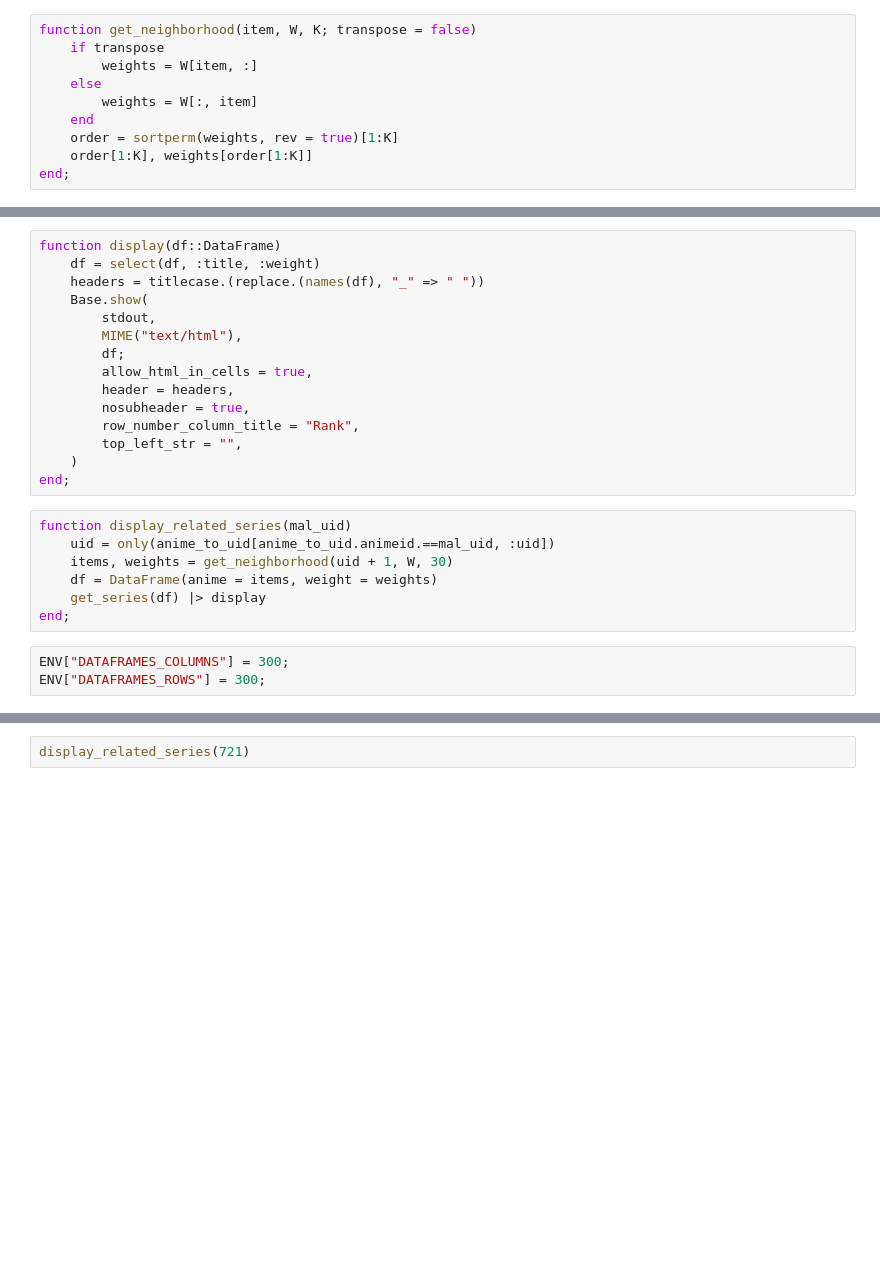
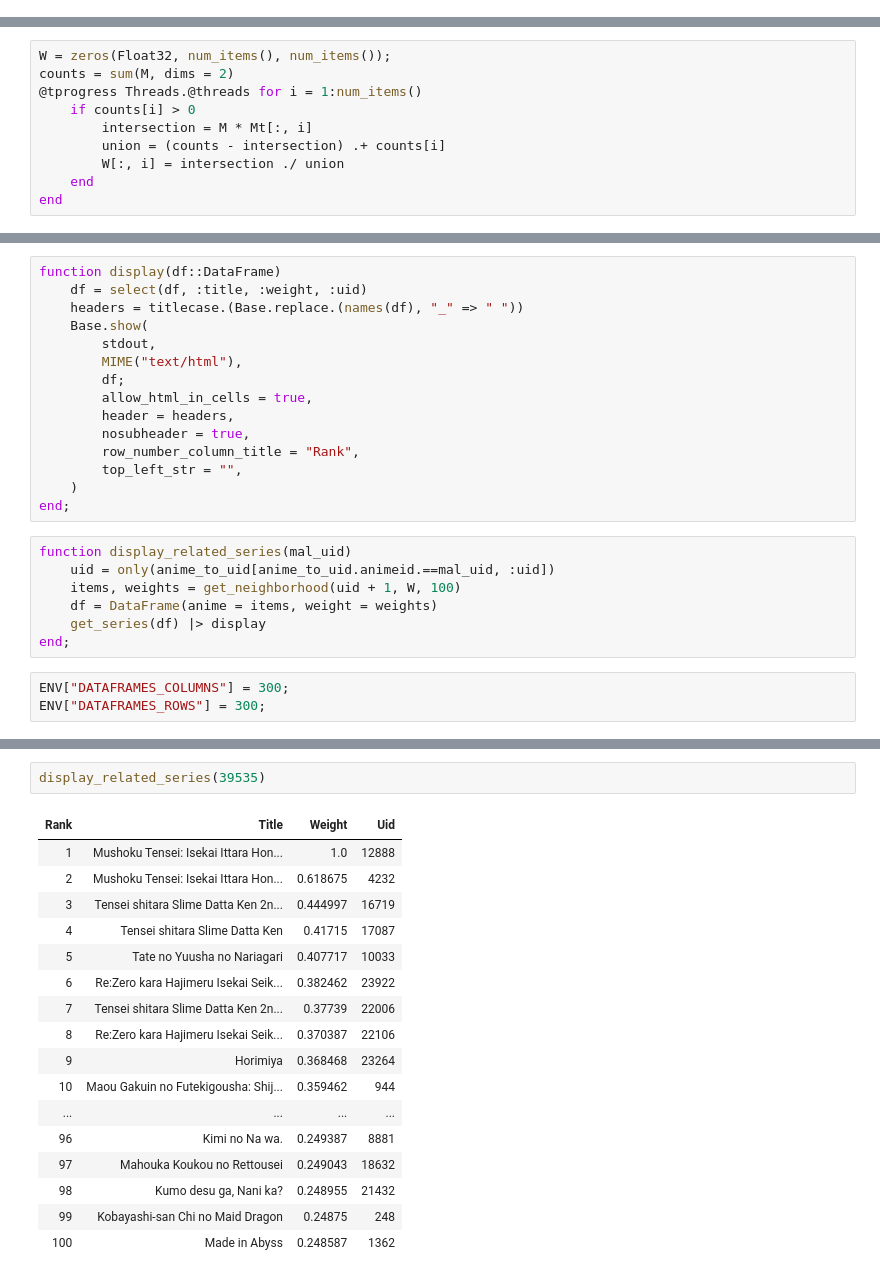
Before and after one commit to Fro116/RecommenderSystem, a Jupyter notebook: notebooks/RecEgress/ItemSimilarity.ipynb, the cells around one changed output, grey strips where cells are left out. Saved outputs shown, nothing was run; the diff lists cells and outputs as text; blank space fills up the shorter version.

```diff
--- a/notebooks/RecEgress/ItemSimilarity.ipynb
+++ b/notebooks/RecEgress/ItemSimilarity.ipynb
@@ -24,10 +17,0 @@ W = Z' * Z;
-# %%
-function get_neighborhood(item, W, K; transpose = false)
-    if transpose
-        weights = W[item, :]
-    else
-        weights = W[:, item]
-    end
-    order = sortperm(weights, rev = true)[1:K]
-    order[1:K], weights[order[1:K]]
-end;
@@ -33,0 +40,10 @@ end;
+# %%
+W = zeros(Float32, num_items(), num_items());
+counts = sum(M, dims = 2)
+@tprogress Threads.@threads for i = 1:num_items()
+    if counts[i] > 0
+        intersection = M * Mt[:, i]
+        union = (counts - intersection) .+ counts[i]
+        W[:, i] = intersection ./ union
+    end
+end
@@ -40,8 +62,8 @@ function get_series(df)
 end;
 # %%
 function display(df::DataFrame)
-    df = select(df, :title, :weight)
-    headers = titlecase.(replace.(names(df), "_" => " "))
+    df = select(df, :title, :weight, :uid)
+    headers = titlecase.(Base.replace.(names(df), "_" => " "))
     Base.show(
         stdout,
         MIME("text/html"),
@@ -56,7 +78,7 @@ end;
 # %%
 function display_related_series(mal_uid)
     uid = only(anime_to_uid[anime_to_uid.animeid.==mal_uid, :uid])
-    items, weights = get_neighborhood(uid + 1, W, 30)
+    items, weights = get_neighborhood(uid + 1, W, 100)
     df = DataFrame(anime = items, weight = weights)
     get_series(df) |> display
 end;
@@ -68,2 +90,20 @@ ENV["DATAFRAMES_ROWS"] = 300;
-# %%
-display_related_series(721)
+# %%
+display_related_series(39535)
+# %% [output]
+| Rank | Title | Weight | Uid |
+| 1 | Mushoku Tensei: Isekai Ittara Hon... | 1.0 | 12888 |
+| 2 | Mushoku Tensei: Isekai Ittara Hon... | 0.618675 | 4232 |
+| 3 | Tensei shitara Slime Datta Ken 2n... | 0.444997 | 16719 |
+| 4 | Tensei shitara Slime Datta Ken | 0.41715 | 17087 |
+| 5 | Tate no Yuusha no Nariagari | 0.407717 | 10033 |
+| 6 | Re:Zero kara Hajimeru Isekai Seik... | 0.382462 | 23922 |
+| 7 | Tensei shitara Slime Datta Ken 2n... | 0.37739 | 22006 |
+| 8 | Re:Zero kara Hajimeru Isekai Seik... | 0.370387 | 22106 |
+| 9 | Horimiya | 0.368468 | 23264 |
+| 10 | Maou Gakuin no Futekigousha: Shij... | 0.359462 | 944 |
+| ... | ... | ... | ... |
+| 96 | Kimi no Na wa. | 0.249387 | 8881 |
+| 97 | Mahouka Koukou no Rettousei | 0.249043 | 18632 |
+| 98 | Kumo desu ga, Nani ka? | 0.248955 | 21432 |
+| 99 | Kobayashi-san Chi no Maid Dragon | 0.24875 | 248 |
+| 100 | Made in Abyss | 0.248587 | 1362 |
```
Also changed, not shown: parts of 10 cells of this notebook, 4 other files.
